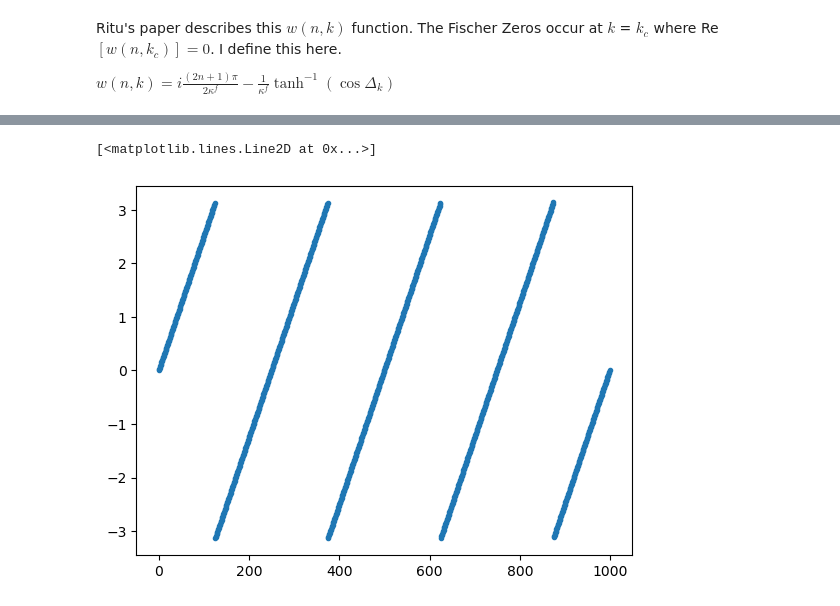
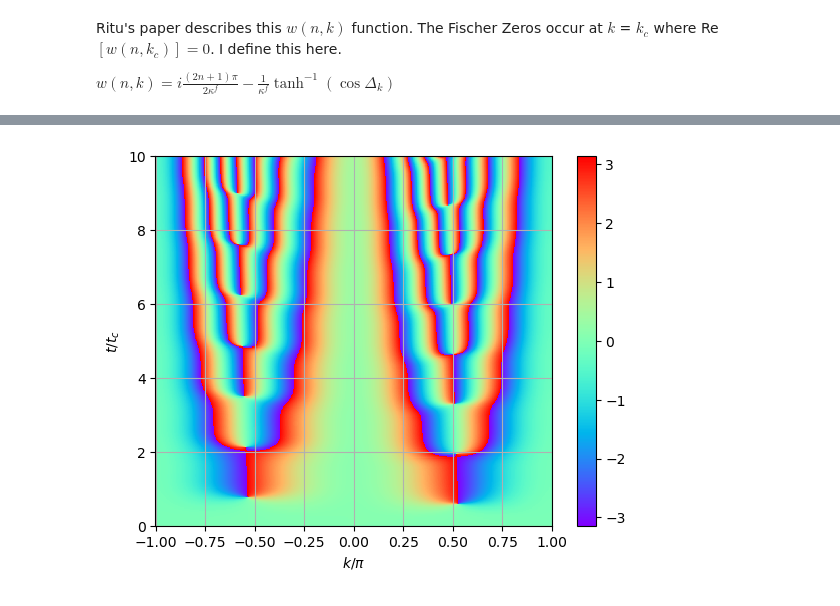
Before and after one commit to NachiketNG/DTOP_manual_backup, a Jupyter notebook: nh_DTOP_live.ipynb, the cells around one changed output, grey strips where cells are left out. Cells and saved outputs as stored; diff of their text form; code cells hidden in the pictures.

```diff
--- a/nh_DTOP_live.ipynb
+++ b/nh_DTOP_live.ipynb
@@ -526,7 +364,0 @@ plt.show()
-# %%
-pieces = len(PGP)*[0.00]
-jump_sizes = len(PGP)*[0.00]
-
-for i in range(len(PGP)):
-    #print("index = ",i)
-    pieces[i] , jump_sizes[i] = disc_pieces( k , PGP_in_EBZ[i] )
@@ -868,5 +364,0 @@ comp = [complex(np.cos(t_t) , np.sin(t_t)) for t_t in tt]
-# %%
-plt.plot(np.angle(comp) , ".")
-# %% [output]
-[<matplotlib.lines.Line2D at 0x...>]
-[figure, removed]
@@ -894,0 +365,19 @@ def get_PGP(t , k):
+# %%
+"""Defining the Pancharatnam Geometric Phase (PGP) and dnu, where nu = DTOP"""
+
+PGP = np.zeros((len(t) , len(k)) , dtype = complex)
+
+for i in tqdm(range(len(t))):  # i know i don't need to loop this, PGP = angle(Gk) - phi_dyn will suffice, will change later
+    for k_val in range(len(k)):
+        if (np.imag(phi_dyn[i,k_val]) + np.imag(-I*np.log(Gk[i,k_val] / np.abs(Gk[i,k_val]))))>1e-10:
+            break
+        PGP[i,k_val] = make_periodic(   make_periodic(np.real(-I*np.log(   Gk[i,k_val] / np.abs(Gk[i,k_val])  ) ))   - make_periodic(  np.real(phi_dyn[i,k_val])  )   )
+
+
+
+
+
+# d_dk = FinDiff(0,dk)
+
+# for i in range(len(t)):
+#     dnu[i] = d_dk(PGP[i])
@@ -894,0 +388,21 @@ def get_PGP(t , k):
+# %%
+#%matplotlib qt
+plt.pcolormesh(k/pi , t , np.real(PGP) , cmap = 'rainbow')
+plt.colorbar()
+#plt.grid()
+plt.xlabel(r'$k/\pi$')
+plt.ylabel(r'$t/t_c$')
+# plt.clim(-8 , 0)
+# plt.ylabel('Frequency [Hz]')
+# plt.xlabel('Time [sec]')
+# plt.yscale('log')
+# #plt.xlim(10,95)
+# plt.ylim(10,4000)
+# plt.xlim(0,1)
+# plt.yticks([0,1,2,3,4,5,6,7,8,9,10,11,12])
+plt.grid()
+#plt.xlim(0,1)
+plt.ylim(0,10)
+plt.show()
+# %% [output]
+[figure, added]
```
Also changed, not shown: parts of 89 cells of this notebook, 2 other files.
